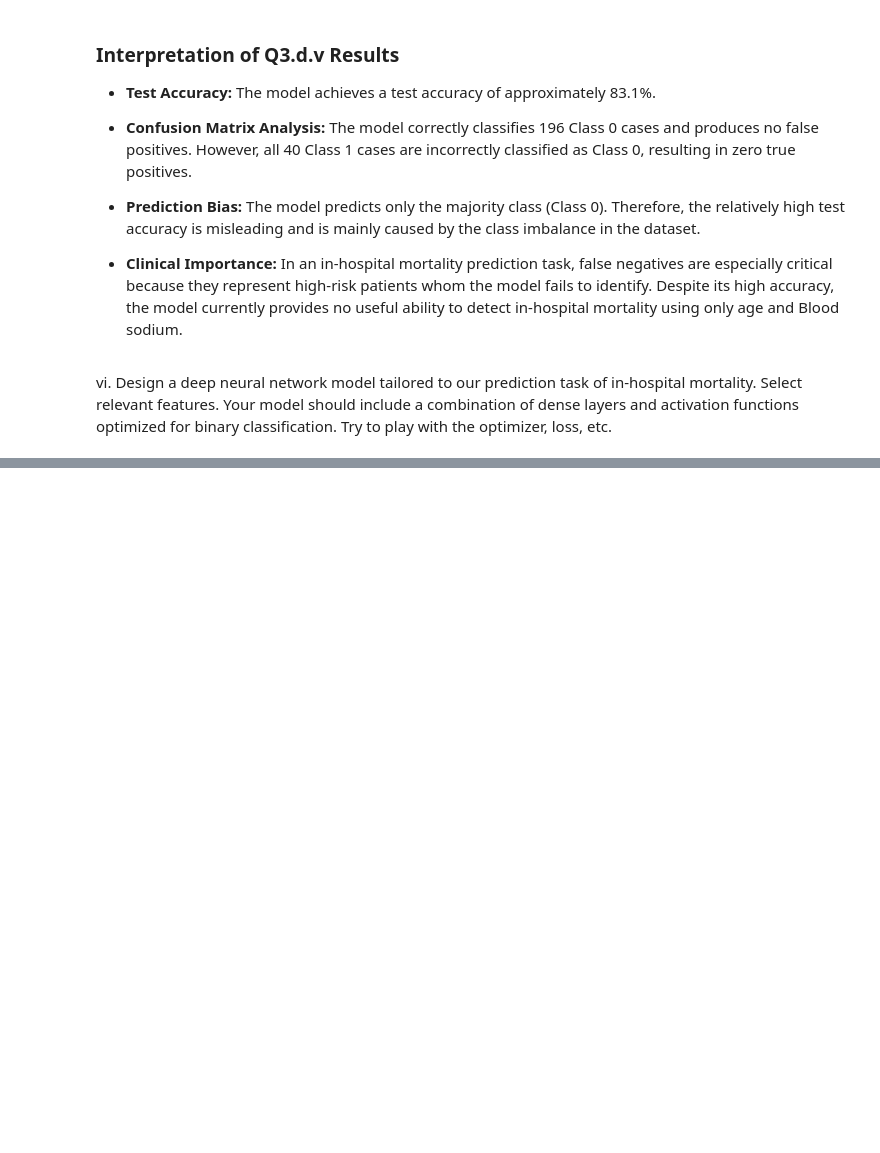
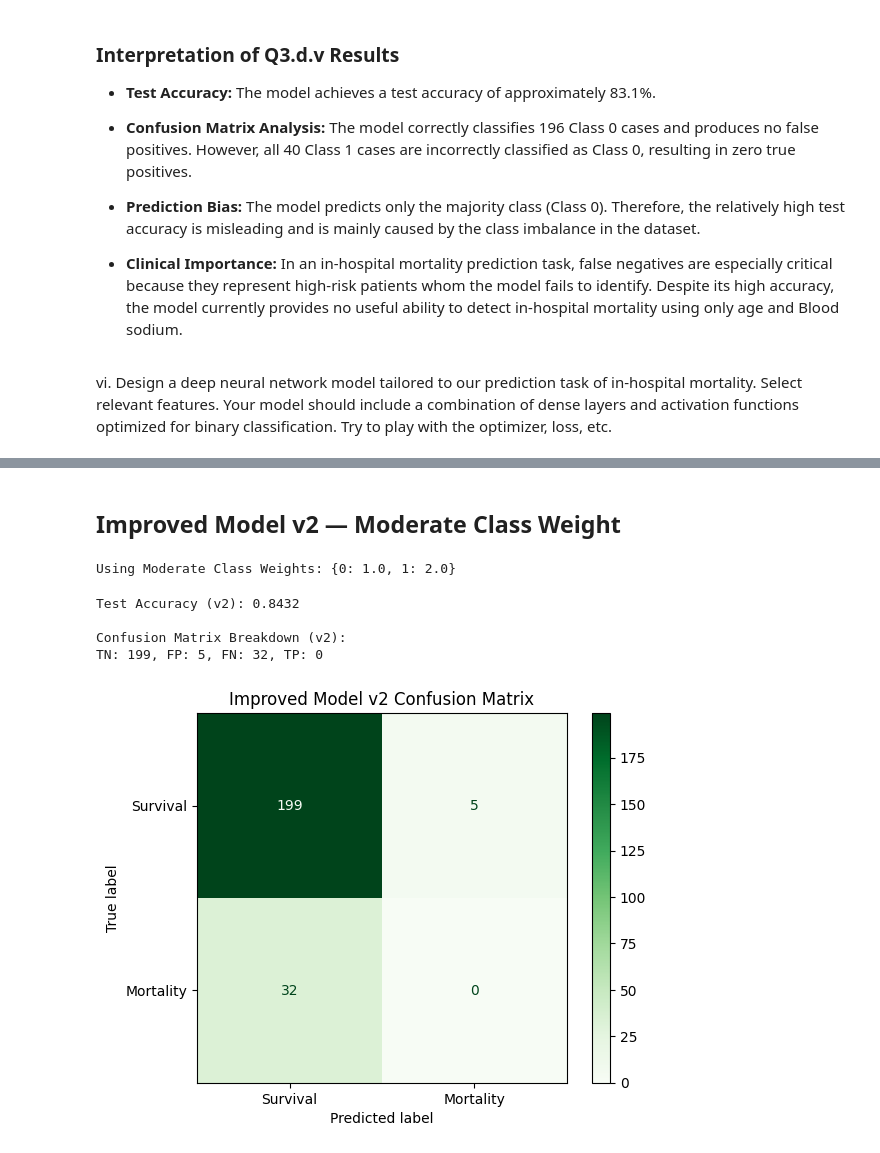
Before and after one commit to Ouriel91/ai-deep-learning-course, a Jupyter notebook: Project_1_MIMIC_Ouri.ipynb, the cells around one changed output, grey strips where cells are left out. Drawn from its saved outputs; the diff is of its cells as text; code cells hidden in the pictures; blank space fills up the shorter version.

```diff
--- a/Project_1_MIMIC_Ouri.ipynb
+++ b/Project_1_MIMIC_Ouri.ipynb
@@ -833,0 +994,57 @@ loss, etc.
+# %% [markdown]
+## Improved Model v2 — Moderate Class Weight
+# %%
+# Define moderate class weights
+class_weight_v2 = {0: 1.0, 1: 2.0}
+print(f"Using Moderate Class Weights: {class_weight_v2}")
+
+# Fresh initialization of the same architecture
+improved_model_v2 = Sequential([
+    Dense(16, activation='relu', input_shape=(X_train_scaled.shape[1],)),
+    Dropout(0.15),
+    Dense(8, activation='relu'),
+    Dropout(0.10),
+    Dense(4, activation='relu'),
+    Dense(1, activation='sigmoid')
+])
+
+# Compile with same settings
+improved_model_v2.compile(
+    loss='binary_crossentropy',
+    optimizer='adam',
+    metrics=['accuracy']
+)
+
+# Retrain with moderate weights
+history_v2 = improved_model_v2.fit(
+    X_train_scaled, y_train_imp,
+    epochs=100,
+    validation_split=0.2,
+    class_weight=class_weight_v2,
+    verbose=0
+)
+
+# Evaluate v2
+loss_v2, acc_v2 = improved_model_v2.evaluate(X_test_scaled, y_test_imp, verbose=0)
+y_pred_v2 = (improved_model_v2.predict(X_test_scaled, verbose=0) > 0.5).astype(int)
+
+# Metrics calculation
+cm_v2 = confusion_matrix(y_test_imp, y_pred_v2)
+tn_v2, fp_v2, fn_v2, tp_v2 = cm_v2.ravel()
+
+print(f"Test Accuracy (v2): {acc_v2:.4f}")
+print(f"\nConfusion Matrix Breakdown (v2):")
+print(f"TN: {tn_v2}, FP: {fp_v2}, FN: {fn_v2}, TP: {tp_v2}")
+
+# Visualize Confusion Matrix
+disp_v2 = ConfusionMatrixDisplay(confusion_matrix=cm_v2, display_labels=['Survival', 'Mortality'])
+disp_v2.plot(cmap='Greens')
+plt.title("Improved Model v2 Confusion Matrix")
+plt.show()
+# %% [output]
+Using Moderate Class Weights: {0: 1.0, 1: 2.0}
+Test Accuracy (v2): 0.8432
+
+Confusion Matrix Breakdown (v2):
+TN: 199, FP: 5, FN: 32, TP: 0
+[figure, added]
```
Also changed, not shown: parts of 10 cells of this notebook.
